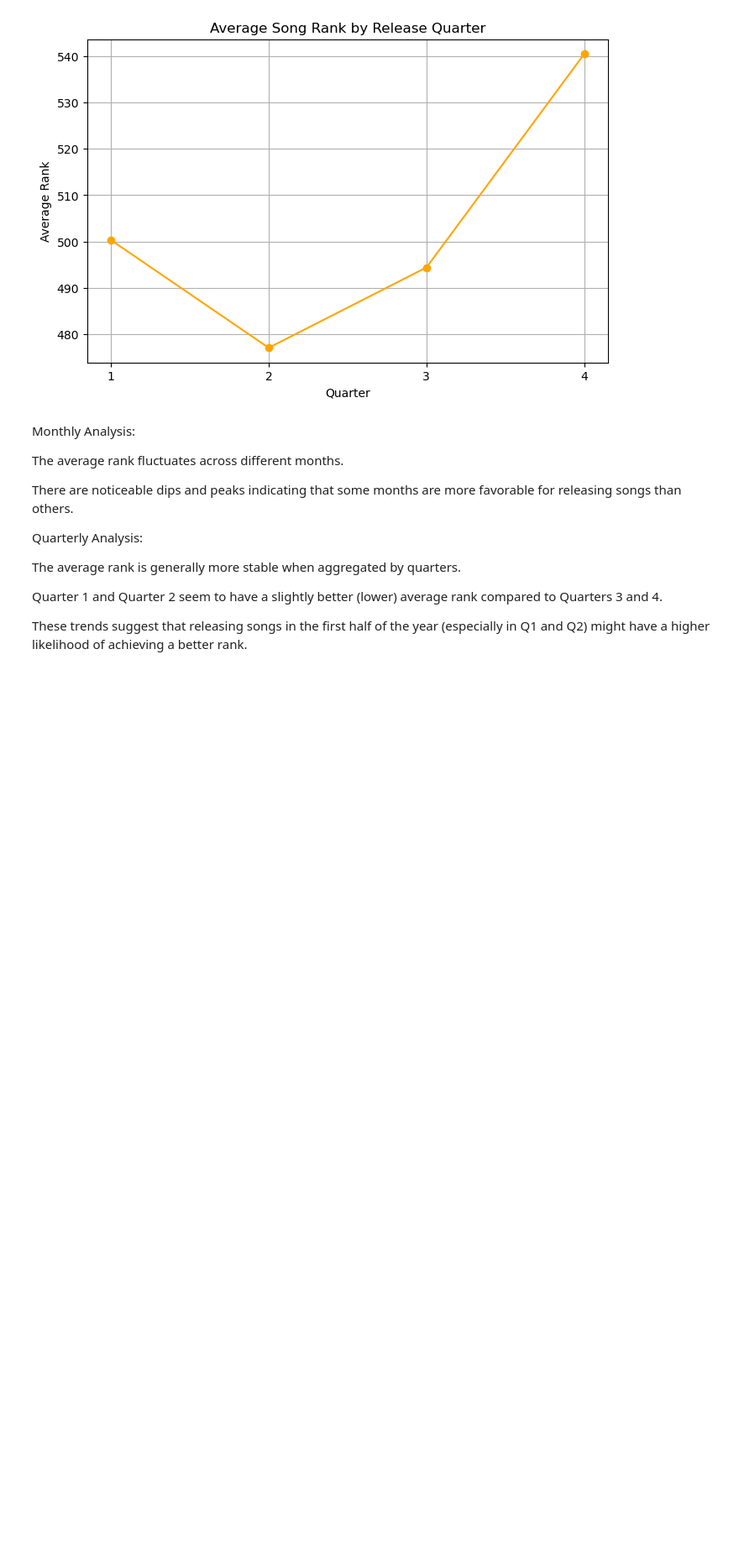
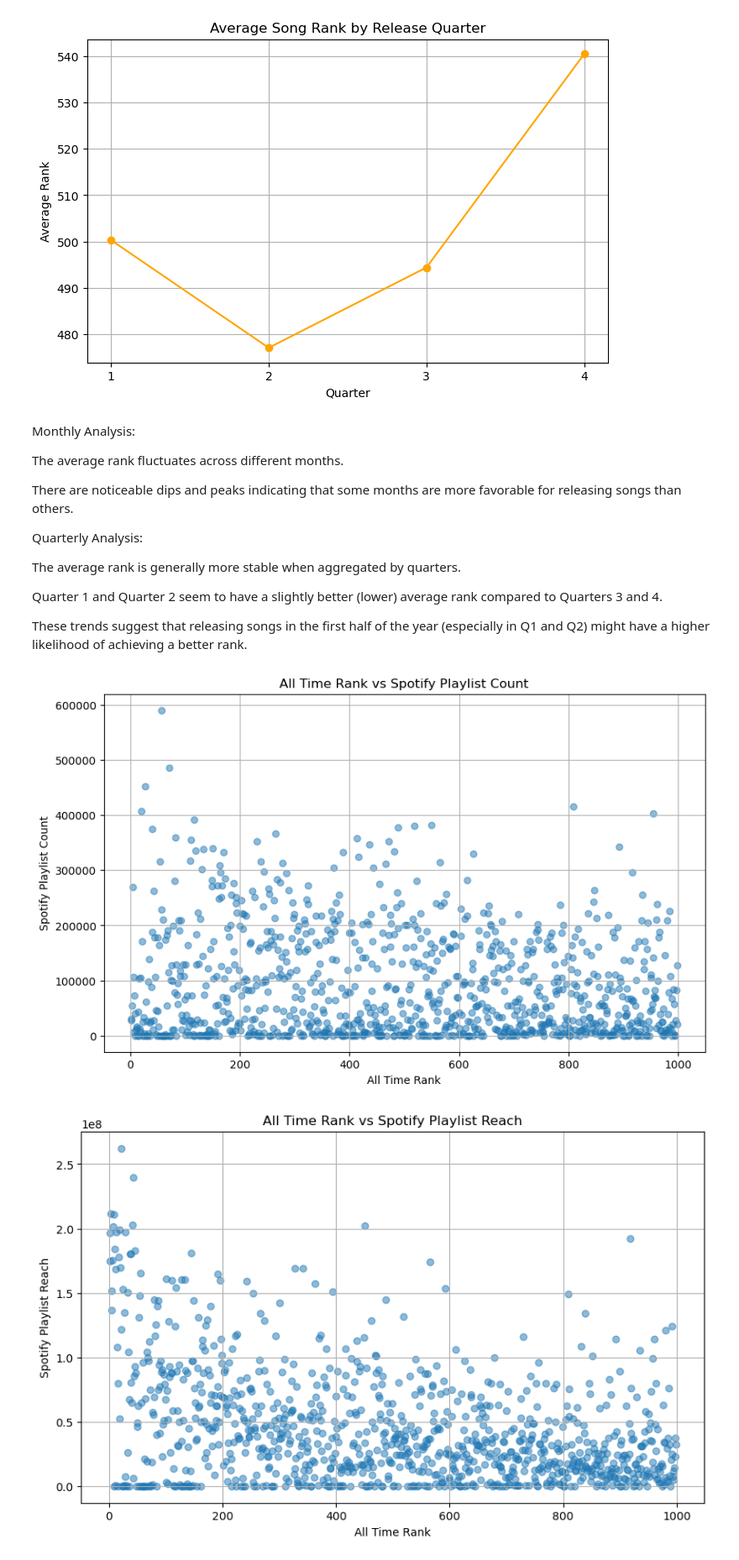
Before and after one commit to al-gent/msds_593_final, a Jupyter notebook: akank_spotify_vis.ipynb, the cells around one changed output. Shown: that part at 84% size. Drawn from its saved outputs; the diff is of its cells as text; code cells hidden in the pictures; blank space fills up the shorter version.

Commit message:
w2 playlists and ranks

```diff
--- a/akank_spotify_vis.ipynb
+++ b/akank_spotify_vis.ipynb
@@ -71,3 +71,27 @@ The average rank is generally more stable when aggregated by quarters.
 Quarter 1 and Quarter 2 seem to have a slightly better (lower) average rank compared to Quarters 3 and 4.
 
 These trends suggest that releasing songs in the first half of the year (especially in Q1 and Q2) might have a higher likelihood of achieving a better rank.
+# %%
+data['Spotify Playlist Count'] = data['Spotify Playlist Count'].str.replace(',', '').fillna(0).astype(int)
+data['Spotify Playlist Reach'] = data['Spotify Playlist Reach'].str.replace(',', '').fillna(0).astype(float)
+
+# Scatter plot: All Time Rank vs Spotify Playlist Count
+plt.figure(figsize=(10, 6))
+plt.scatter(data['All Time Rank'], data['Spotify Playlist Count'], alpha=0.5)
+plt.title('All Time Rank vs Spotify Playlist Count')
+plt.xlabel('All Time Rank')
+plt.ylabel('Spotify Playlist Count')
+plt.grid(True)
+plt.show()
+
+# Scatter plot: All Time Rank vs Spotify Playlist Reach
+plt.figure(figsize=(10, 6))
+plt.scatter(data['All Time Rank'], data['Spotify Playlist Reach'], alpha=0.5)
+plt.title('All Time Rank vs Spotify Playlist Reach')
+plt.xlabel('All Time Rank')
+plt.ylabel('Spotify Playlist Reach')
+plt.grid(True)
+plt.show()
+# %% [output]
+[figure, added]
+[figure, added]
```
Also changed, not shown: parts of 1 cell of this notebook.
